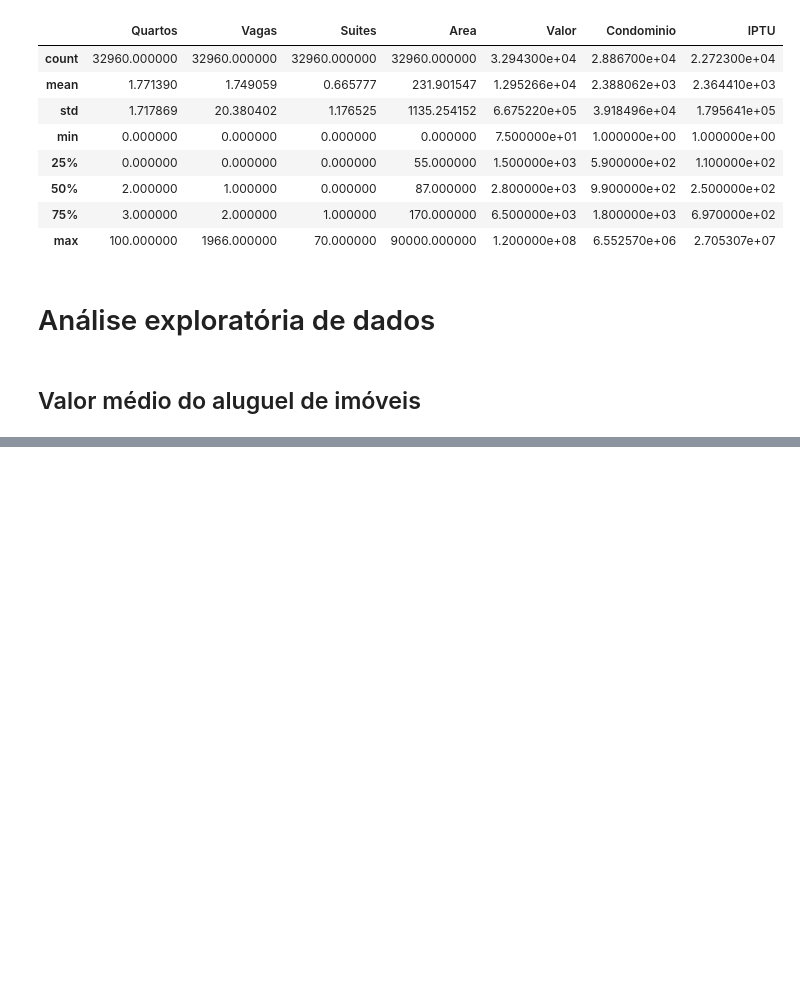
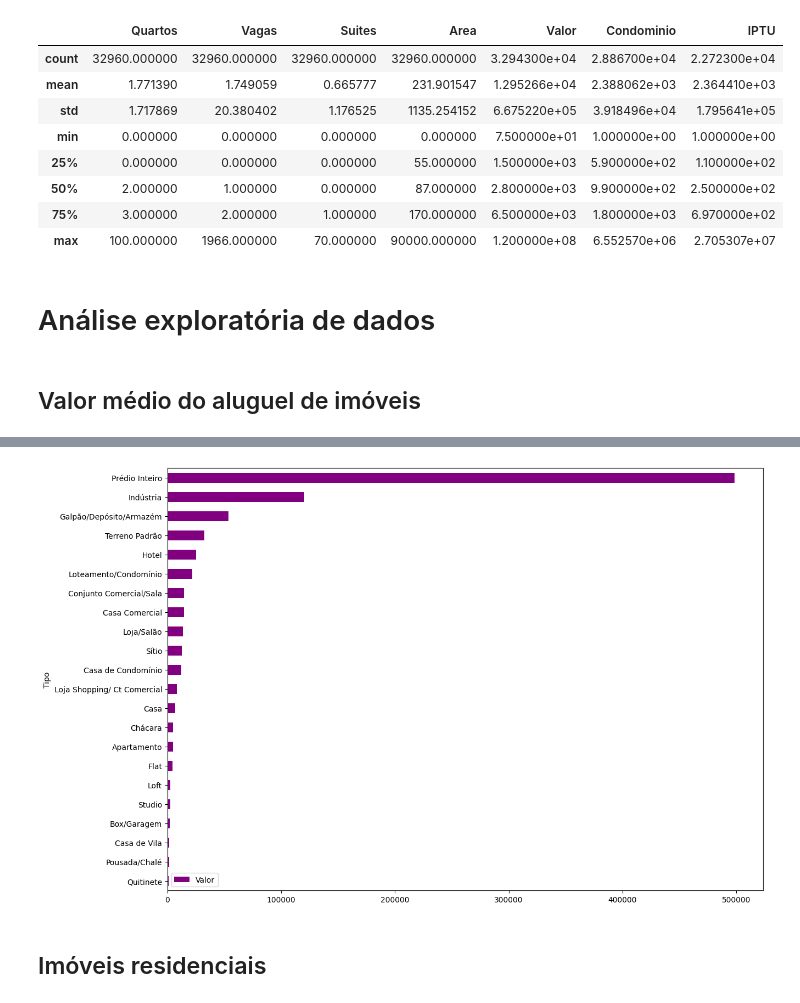
Before and after one commit to caiofuzita/ds-course, a Jupyter notebook: Curso 2/2.3 Pandas/script.ipynb, the cells around one changed output, grey strips where cells are left out. Cells and saved outputs as stored; diff of their text form; code cells hidden in the pictures; blank space fills up the shorter version.

Commit message:
2.3 Análise exploratória de dados

```diff
--- a/Curso 2/2.3 Pandas/script.ipynb
+++ b/Curso 2/2.3 Pandas/script.ipynb
@@ -131,0 +153,8 @@ dados.groupby('Tipo').mean()
+# %%
+df_preco_tipo = dados.groupby('Tipo').mean()[['Valor']].sort_values('Valor')
+
+df_preco_tipo.plot(kind='barh', figsize=(14, 10), color ='purple');
+# %% [output]
+[figure, added]
+# %% [markdown]
+## Imóveis residenciais
```
Also changed, not shown: parts of 18 cells of this notebook.
